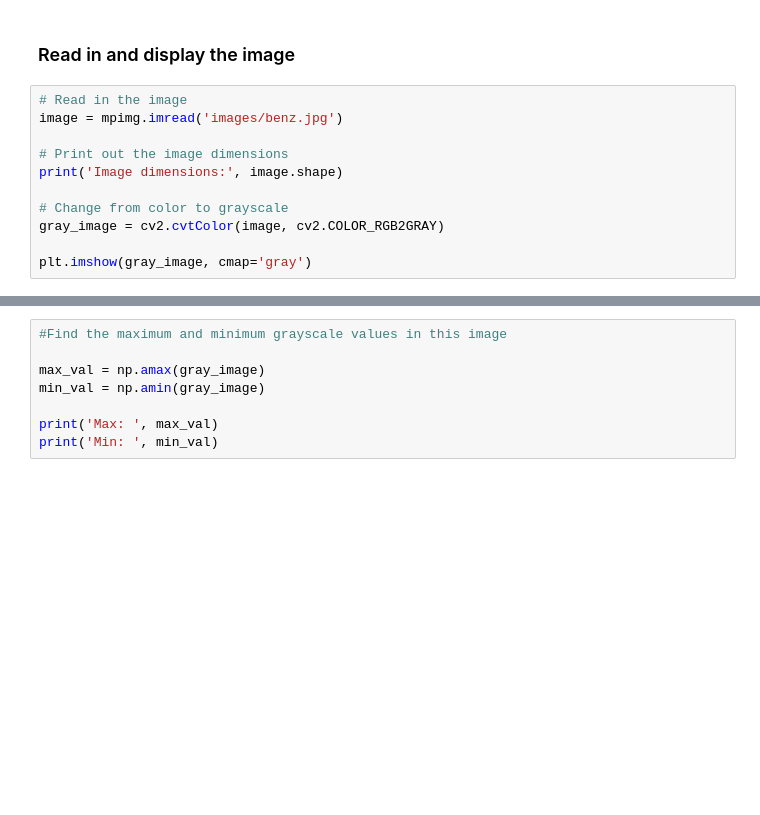
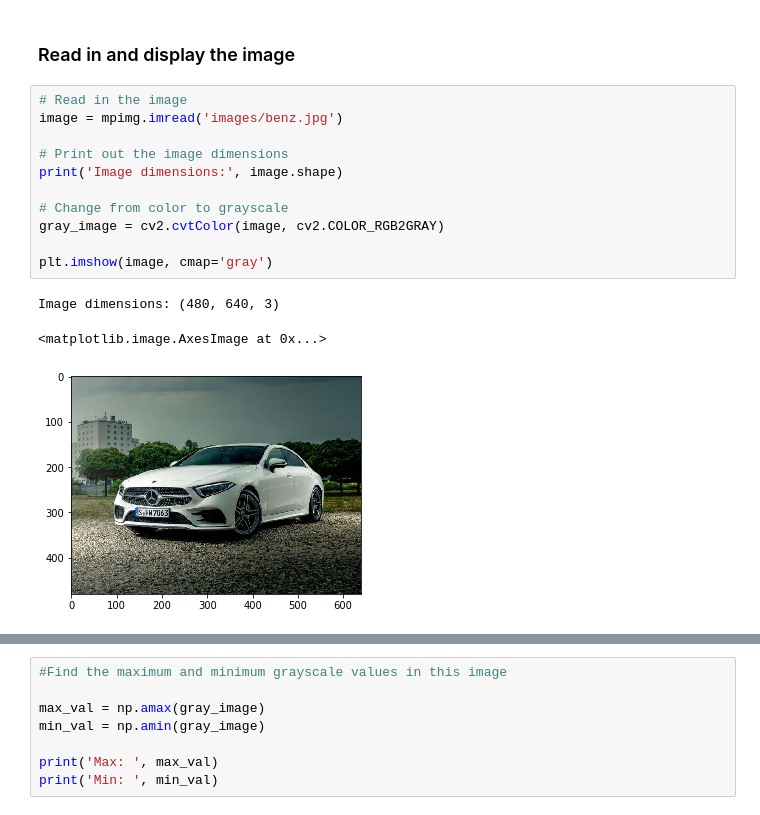
Before and after one commit to tomsebastiank/CVND_Exercise_Tom, a Jupyter notebook: 1_1_Image_Representation/1. Images as Numerical Data.ipynb, the cells around one changed output, grey strips where cells are left out. Drawn from its saved outputs; the diff is of its cells as text; blank space fills up the shorter version.

```diff
--- a/1_1_Image_Representation/1. Images as Numerical Data.ipynb
+++ b/1_1_Image_Representation/1. Images as Numerical Data.ipynb
@@ -15,14 +15,18 @@ import cv2  # computer vision library
 # %%
 # Read in the image
 image = mpimg.imread('images/benz.jpg')
 
 # Print out the image dimensions
 print('Image dimensions:', image.shape)
 
 # Change from color to grayscale
 gray_image = cv2.cvtColor(image, cv2.COLOR_RGB2GRAY)
 
-plt.imshow(gray_image, cmap='gray')
+plt.imshow(image, cmap='gray')
+# %% [output]
+Image dimensions: (480, 640, 3)
+<matplotlib.image.AxesImage at 0x...>
+[figure, added]
 # %%
 # Print specific grayscale pixel values
 # What is the pixel value at x = 400 and y = 300 (on the body of the car)?
```
Also changed, not shown: parts of 2 cells of this notebook, 1 other file.
